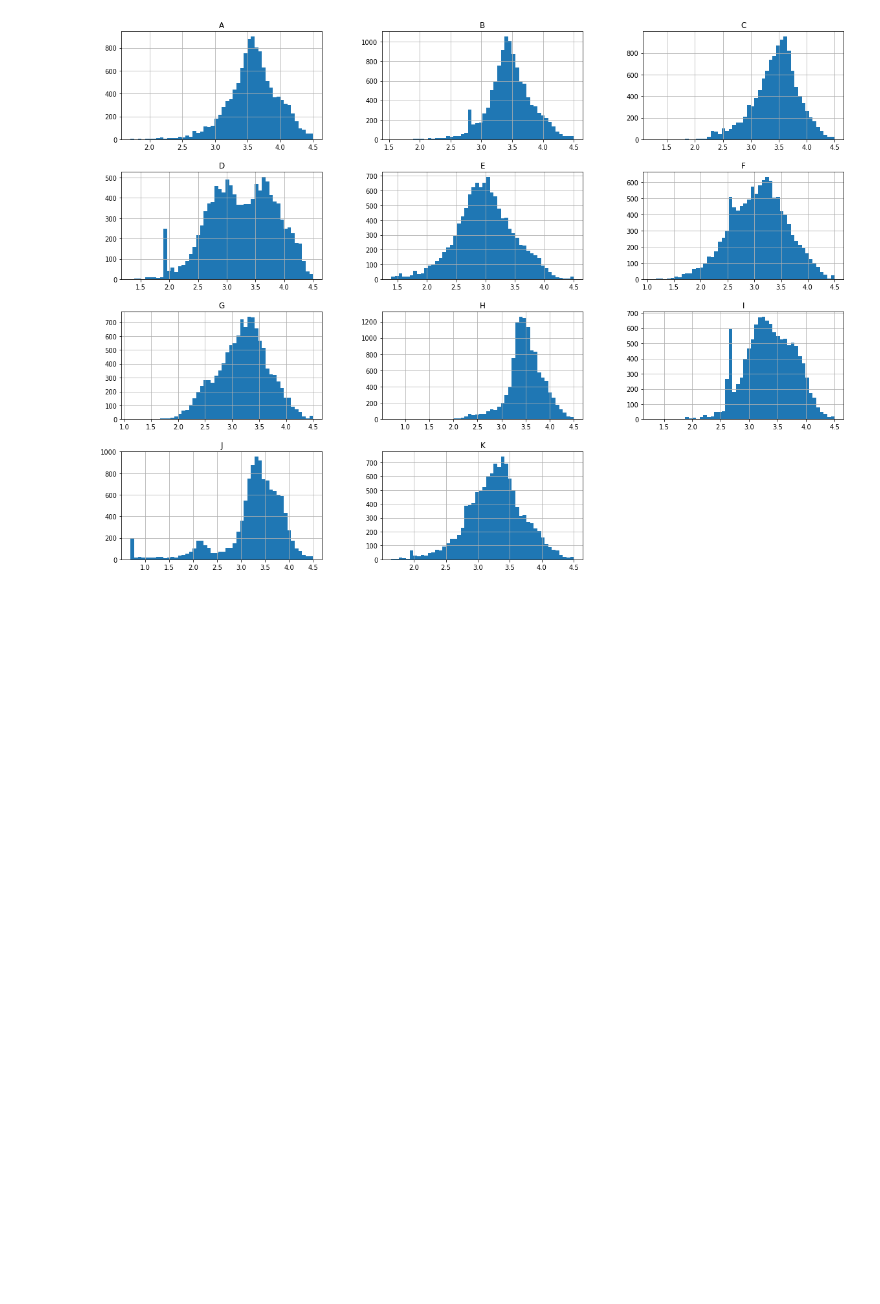
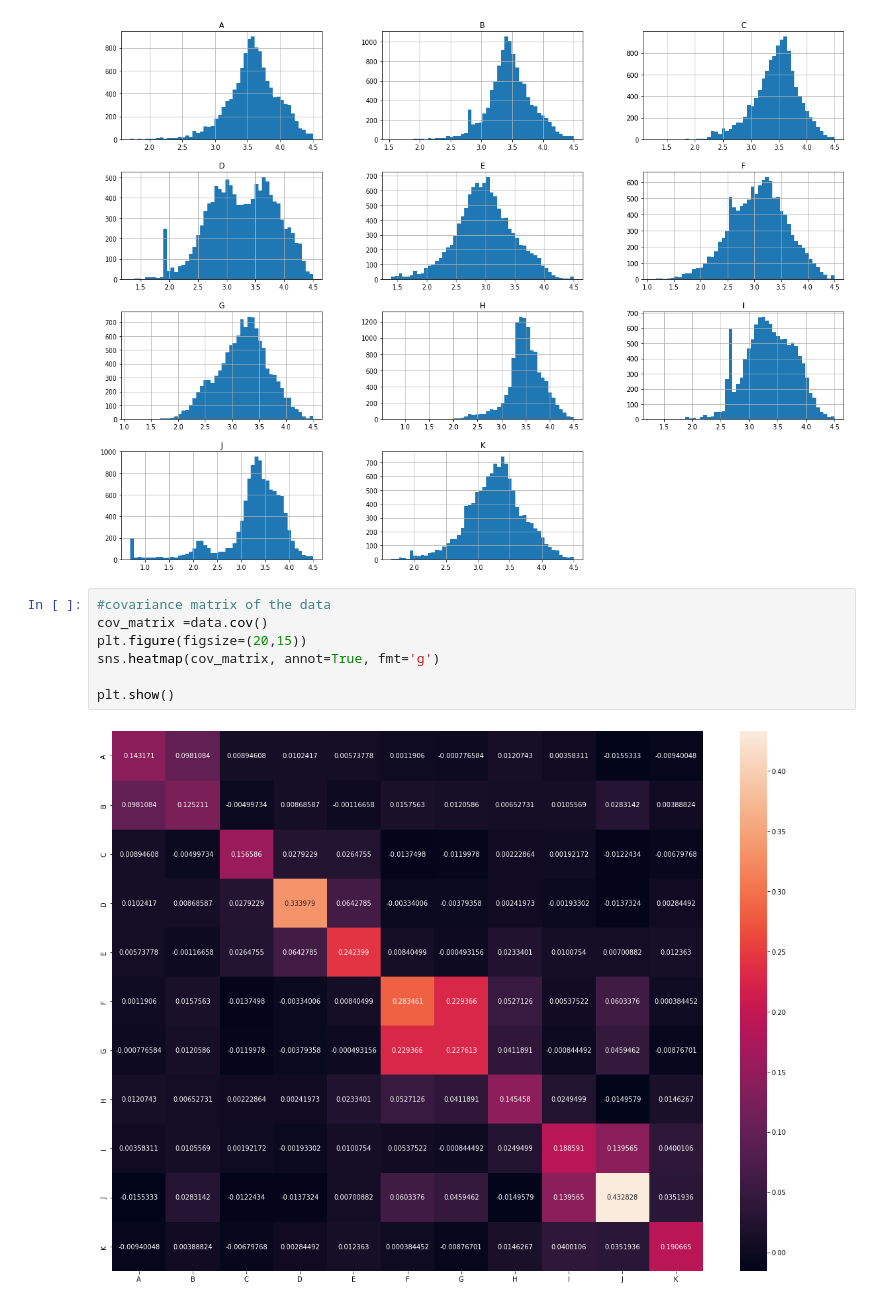
Before and after one commit to manyu252/CompStats, a Jupyter notebook: ExplorativeAnalysis.ipynb, the cells around one changed output. Saved outputs shown, nothing was run; the diff lists cells and outputs as text; blank space fills up the shorter version.

```diff
--- a/ExplorativeAnalysis.ipynb
+++ b/ExplorativeAnalysis.ipynb
@@ -38,3 +39,12 @@ data.hist(bins=50, figsize=(20,15))
 plt.show()
 # %% [output]
 [figure]
+# %%
+#covariance matrix of the data
+cov_matrix =data.cov()
+plt.figure(figsize=(20,15))
+sns.heatmap(cov_matrix, annot=True, fmt='g')
+
+plt.show()
+# %% [output]
+[figure, added]
```
Also changed, not shown: parts of 1 cell of this notebook, 5 other files.
